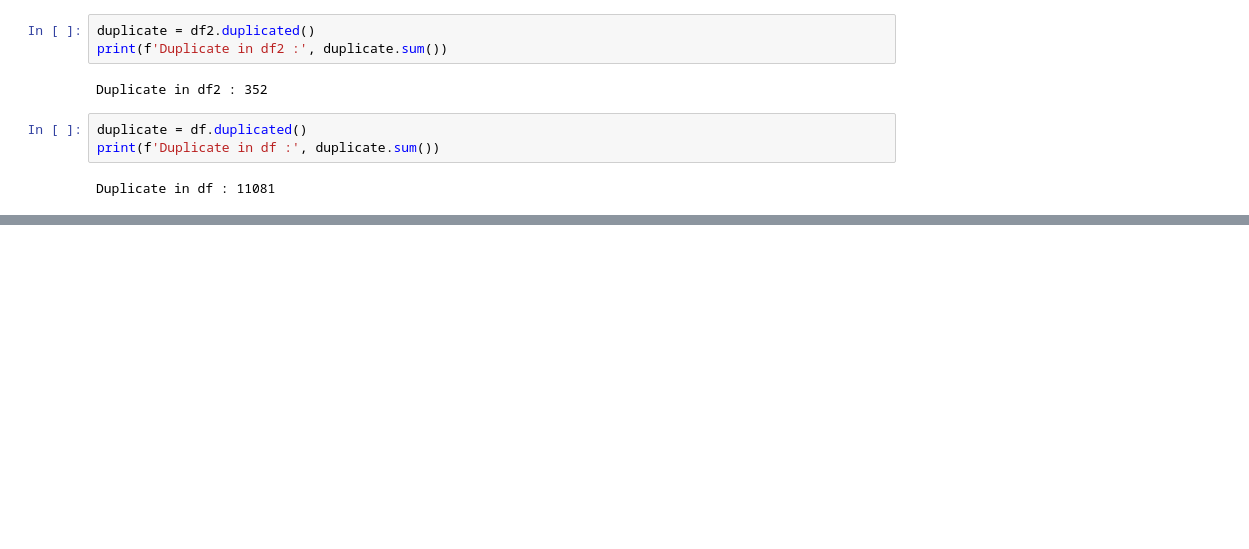
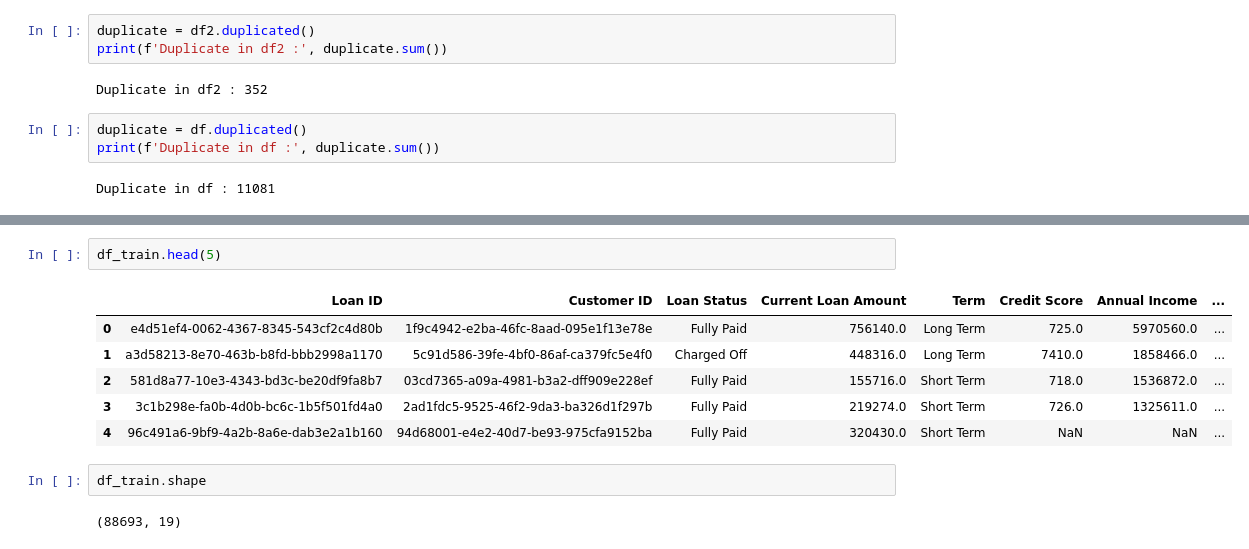
Before and after one commit to iamal95/Bank-Loan-classification, a Jupyter notebook: Code/Bank-Loan-classification.ipynb, the cells around one changed output, grey strips where cells are left out. Drawn from its saved outputs; the diff is of its cells as text; blank space fills up the shorter version.

```diff
--- a/Code/Bank-Loan-classification.ipynb
+++ b/Code/Bank-Loan-classification.ipynb
@@ -78,0 +121,13 @@ Duplicate in df : 11081
+# %%
+df_train.head(5)
+# %% [output]
+|  | Loan ID | Customer ID | Loan Status | Current Loan Amount | Term | Credit Score | Annual Income | ... |
+| 0 | e4d51ef4-0062-4367-8345-543cf2c4d80b | 1f9c4942-e2ba-46fc-8aad-095e1f13e78e | Fully Paid | 756140.0 | Long Term | 725.0 | 5970560.0 | ... |
+| 1 | a3d58213-8e70-463b-b8fd-bbb2998a1170 | 5c91d586-39fe-4bf0-86af-ca379fc5e4f0 | Charged Off | 448316.0 | Long Term | 7410.0 | 1858466.0 | ... |
+| 2 | 581d8a77-10e3-4343-bd3c-be20df9fa8b7 | 03cd7365-a09a-4981-b3a2-dff909e228ef | Fully Paid | 155716.0 | Short Term | 718.0 | 1536872.0 | ... |
+| 3 | 3c1b298e-fa0b-4d0b-bc6c-1b5f501fd4a0 | 2ad1fdc5-9525-46f2-9da3-ba326d1f297b | Fully Paid | 219274.0 | Short Term | 726.0 | 1325611.0 | ... |
+| 4 | 96c491a6-9bf9-4a2b-8a6e-dab3e2a1b160 | 94d68001-e4e2-40d7-be93-975cfa9152ba | Fully Paid | 320430.0 | Short Term | NaN | NaN | ... |
+# %%
+df_train.shape
+# %% [output]
+(88693, 19)
```
Also changed, not shown: parts of 37 cells of this notebook.
